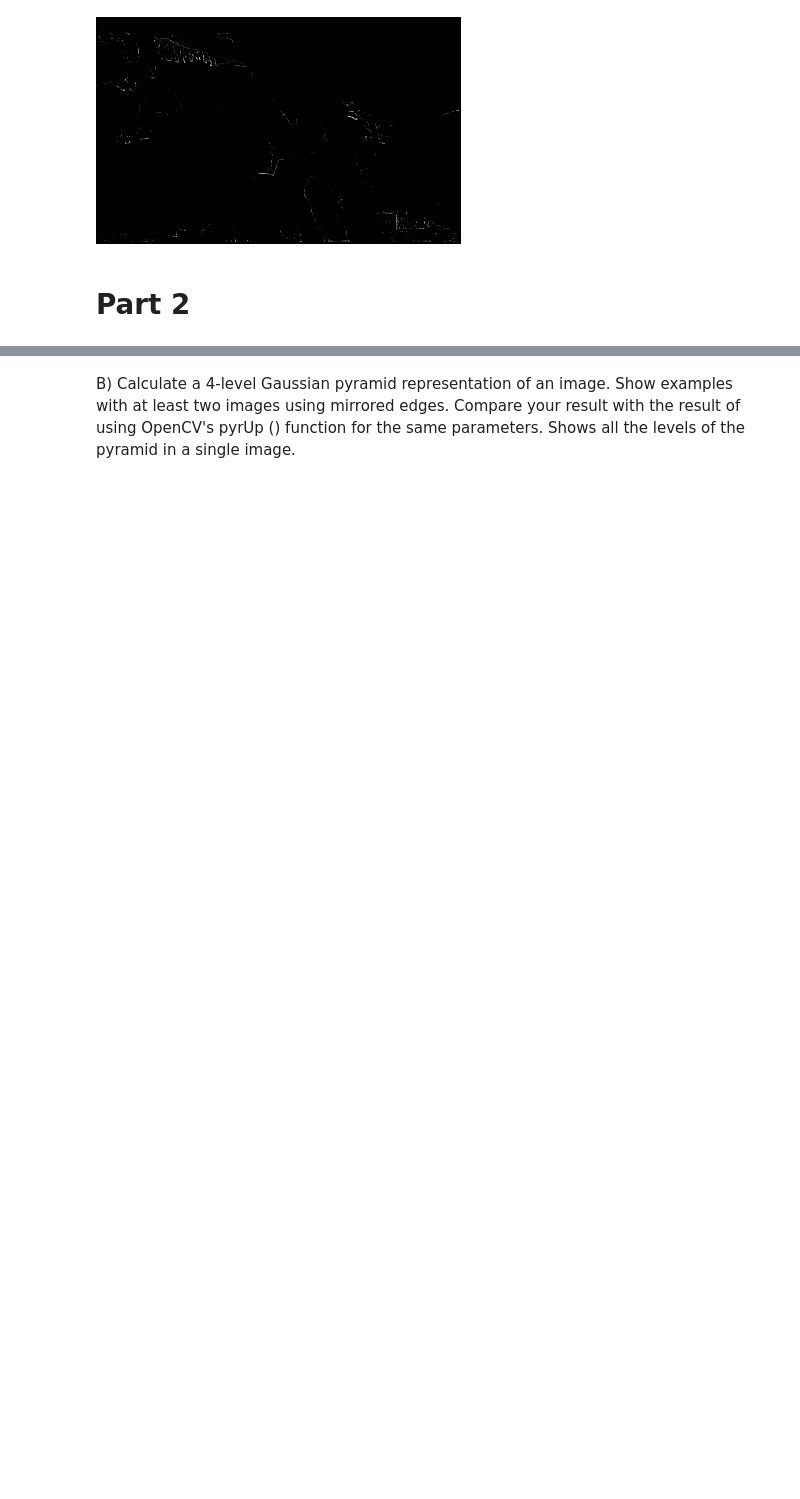
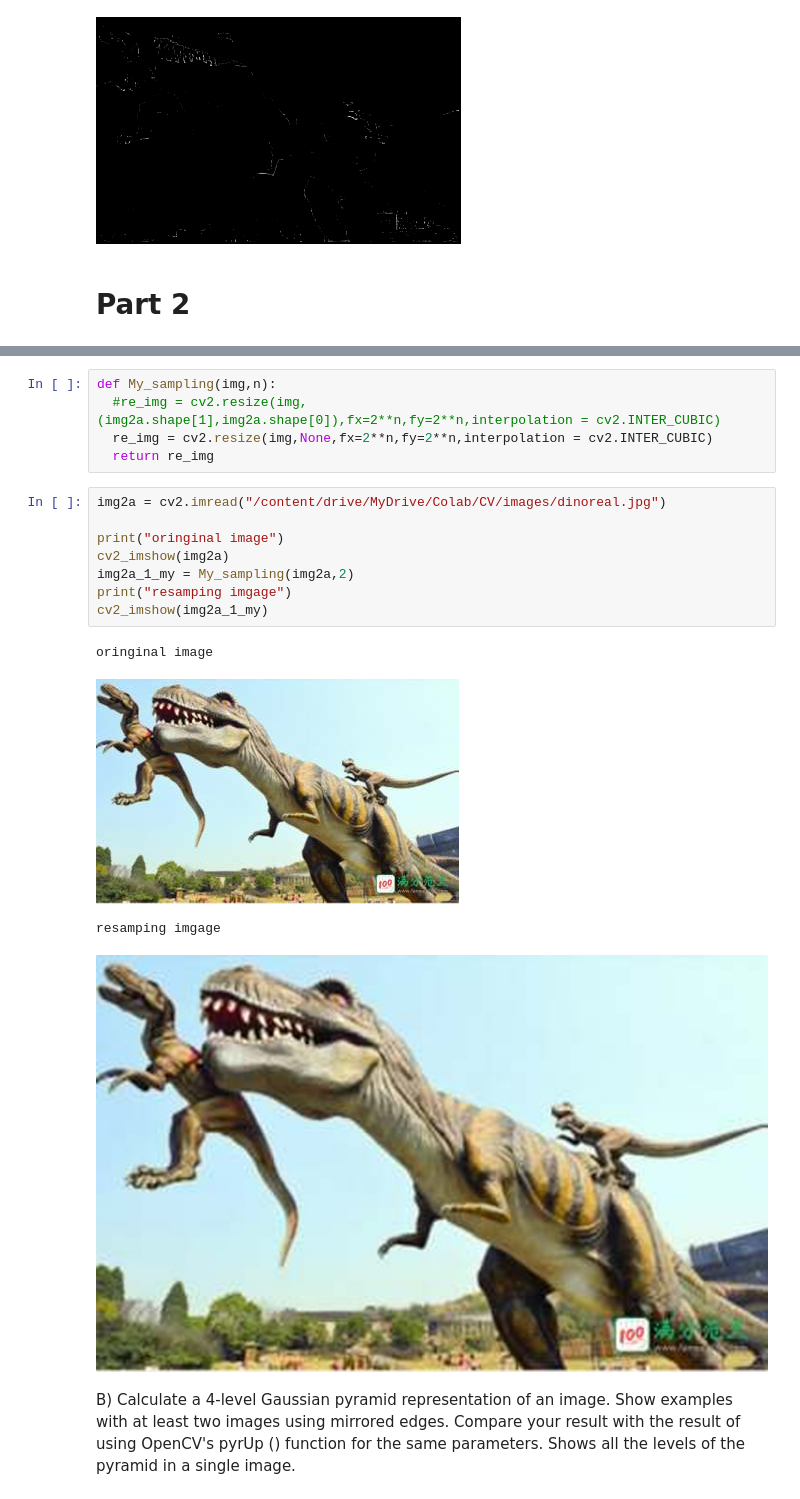
Before and after one commit to RoseSarlake/Computer-Vision, a Jupyter notebook: CV_Assignment1.ipynb, the cells around one changed output, grey strips where cells are left out. Saved outputs shown, nothing was run; the diff lists cells and outputs as text; blank space fills up the shorter version.

```diff
--- a/CV_Assignment1.ipynb
+++ b/CV_Assignment1.ipynb
@@ -367,2 +366,20 @@ A) Sampling an image with factors 2n
+# %%
+def My_sampling(img,n):
+  #re_img = cv2.resize(img,(img2a.shape[1],img2a.shape[0]),fx=2**n,fy=2**n,interpolation = cv2.INTER_CUBIC)
+  re_img = cv2.resize(img,None,fx=2**n,fy=2**n,interpolation = cv2.INTER_CUBIC)
+  return re_img
+# %%
+img2a = cv2.imread("/content/drive/MyDrive/Colab/CV/images/dinoreal.jpg")
+
+print("oringinal image")
+cv2_imshow(img2a)
+img2a_1_my = My_sampling(img2a,2)
+print("resamping imgage")
+cv2_imshow(img2a_1_my)
+# %% [output]
+oringinal image
+[figure, added]
+resamping imgage
+[figure, added]
 # %% [markdown]
 B) Calculate a 4-level Gaussian pyramid representation of an image. Show examples with at least two images using mirrored edges. Compare your result with the result of using OpenCV's pyrUp () function for the same parameters. Shows all the levels of the pyramid in a single image.
```
Also changed, not shown: parts of 9 cells of this notebook.
